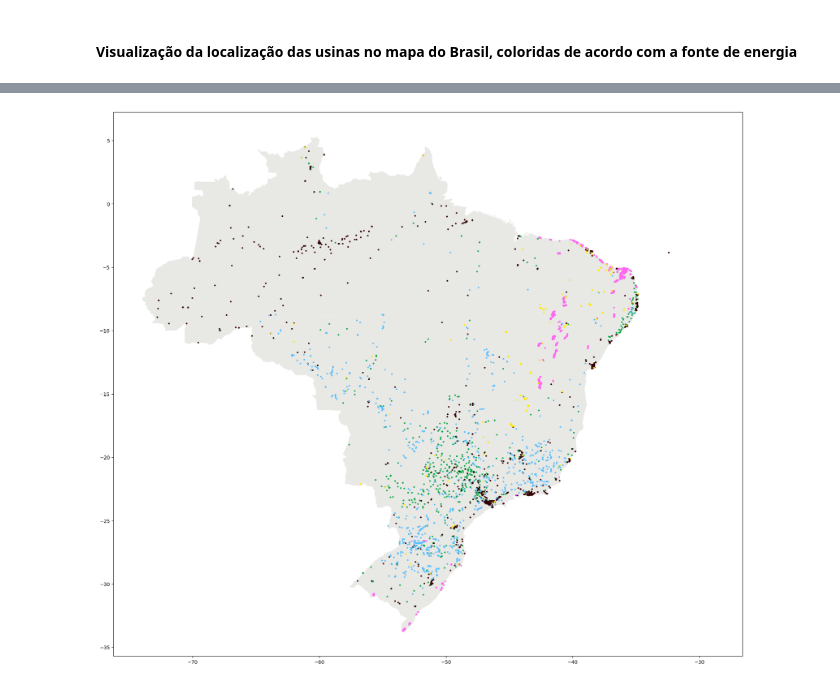
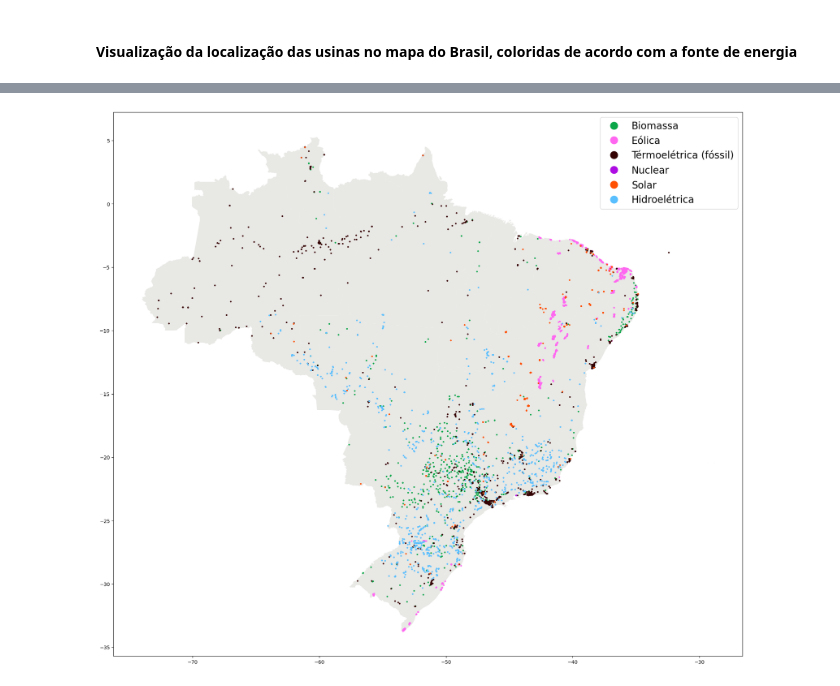
Before and after one commit to AlexandreWNeto/TCC_data_science_PUC_Minas, a Jupyter notebook: Cadernos/001_Mapa das usinas.ipynb, the cells around one changed output, grey strips where cells are left out. Cells and saved outputs as stored; diff of their text form; code cells hidden in the pictures.

```diff
--- a/Cadernos/001_Mapa das usinas.ipynb
+++ b/Cadernos/001_Mapa das usinas.ipynb
@@ -126,7 +135,7 @@ cores = ["#0aa648", "#0aa648", "#0aa648", "#0aa648", "#0aa648",
         "#ff67f1",
         "#340202", "#340202", "#340202", "#340202",
         "#ad0de2",
-        "#ffeb00",
+        "#ff4f00",
         "#59bfff"]
 
 geo_df_dict = {}
@@ -152,5 +161,21 @@ figura.set_figwidth(40)
 brasil_map.plot(ax = eixo, color="#e8e8e5")
 for key in geo_df_dict.keys():
     cor = geo_df_dict[key]["cor"]
-    geo_df_dict[key]["geo_df"].plot(ax = eixo, markersize = 5, color = cor, alpha = 0.5)
+    geo_df_dict[key]["geo_df"].plot(ax = eixo, markersize = 5, color = cor, alpha = 0.8)
+
+eixo.set_title("Localização das usinas elétricas no Brasil", size = 25);
+
+# Criando uma legenda adaptada de forma manual
+# Fontes:
+# https://stackoverflow.com/questions/39500265/how-to-manually-create-a-legend
+# https://www.freecodecamp.org/news/how-to-change-legend-fontsize-in-matplotlib
+
+points = [Line2D([0], [0], label="Biomassa", marker="o", markersize=15, markeredgecolor="#0aa648", markerfacecolor="#0aa648", linestyle=""),
+          Line2D([0], [0], label="Eólica", marker="o", markersize=15, markeredgecolor="#ff67f1", markerfacecolor="#ff67f1", linestyle=""),
+          Line2D([0], [0], label="Térmoelétrica (fóssil)", marker="o", markersize=15, markeredgecolor="#340202", markerfacecolor="#340202", linestyle=""),
+          Line2D([0], [0], label="Nuclear", marker="o", markersize=15, markeredgecolor="#ad0de2", markerfacecolor="#ad0de2", linestyle=""),
+          Line2D([0], [0], label="Solar", marker="o", markersize=15, markeredgecolor="#ff4f00", markerfacecolor="#ff4f00", linestyle=""),
+          Line2D([0], [0], label="Hidroelétrica", marker="o", markersize=15, markeredgecolor ="#59bfff", markerfacecolor="#59bfff", linestyle=""),
+         ]
+plt.legend(handles=points, fontsize = 20);
 # %% [output]
@@ -158,29 +185,44 @@ for key in geo_df_dict.keys():
 # %%
-# Selecionando as usinas com potência outorgada maior que 1 MWh
+# Selecionando as usinas com potência outorgada maior que 1 MW
 df_usinas_maiores = df_usinas[(df_usinas["MdaPotenciaOutorgadaKw"]>1000)]
 
 geo_df_dict_maiores = {}
 for tipo_de_usina, rotulo, cor in zip(tipos_de_usina, rotulos, cores):
     geo_df_dict_maiores[tipo_de_usina]={
         "rotulo":rotulo,
         "filtro":df_usinas_maiores[(df_usinas_maiores["DscFonteCombustivel"]==rotulo)],
         "cor":cor
     }
 
 
 for key in geo_df_dict_maiores.keys():
     filtro = geo_df_dict_maiores[key]["filtro"]
     geo_df_dict_maiores[key]["geometria"] = [Point(coords) for coords in zip(filtro['NumCoordEEmpreendimento'], filtro['NumCoordNEmpreendimento'])]
     geometria = geo_df_dict_maiores[key]["geometria"]
     geo_df_dict_maiores[key]["geo_df"] = gpd.GeoDataFrame(filtro, geometry = geometria)
 
 
 figura, eixo = plt.subplots()
 figura.set_figheight(20)
 figura.set_figwidth(40)
 brasil_map.plot(ax = eixo, color="#e8e8e5")
 for key in geo_df_dict_maiores.keys():
     cor = geo_df_dict_maiores[key]["cor"]
     geo_df_dict_maiores[key]["geo_df"].plot(ax = eixo, markersize = 5, color = cor, alpha = 1)
+
+
+# Criando uma legenda adaptada de forma manual
+# Fontes:
+# https://stackoverflow.com/questions/39500265/how-to-manually-create-a-legend
+# https://www.freecodecamp.org/news/how-to-change-legend-fontsize-in-matplotlib
+
+points = [Line2D([0], [0], label="Biomassa", marker="o", markersize=15, markeredgecolor="#0aa648", markerfacecolor="#0aa648", linestyle=""),
+          Line2D([0], [0], label="Eólica", marker="o", markersize=15, markeredgecolor="#ff67f1", markerfacecolor="#ff67f1", linestyle=""),
+          Line2D([0], [0], label="Térmoelétrica (fóssil)", marker="o", markersize=15, markeredgecolor="#340202", markerfacecolor="#340202", linestyle=""),
+          Line2D([0], [0], label="Nuclear", marker="o", markersize=15, markeredgecolor="#ad0de2", markerfacecolor="#ad0de2", linestyle=""),
+          Line2D([0], [0], label="Solar", marker="o", markersize=15, markeredgecolor="#ff4f00", markerfacecolor="#ff4f00", linestyle=""),
+          Line2D([0], [0], label="Hidroelétrica", marker="o", markersize=15, markeredgecolor ="#59bfff", markerfacecolor="#59bfff", linestyle=""),
+         ]
+plt.legend(handles=points, fontsize = 20);
 # %% [output]
-[figure, old version]
+[figure, new version]
```
Also changed, not shown: parts of 5 cells of this notebook.
